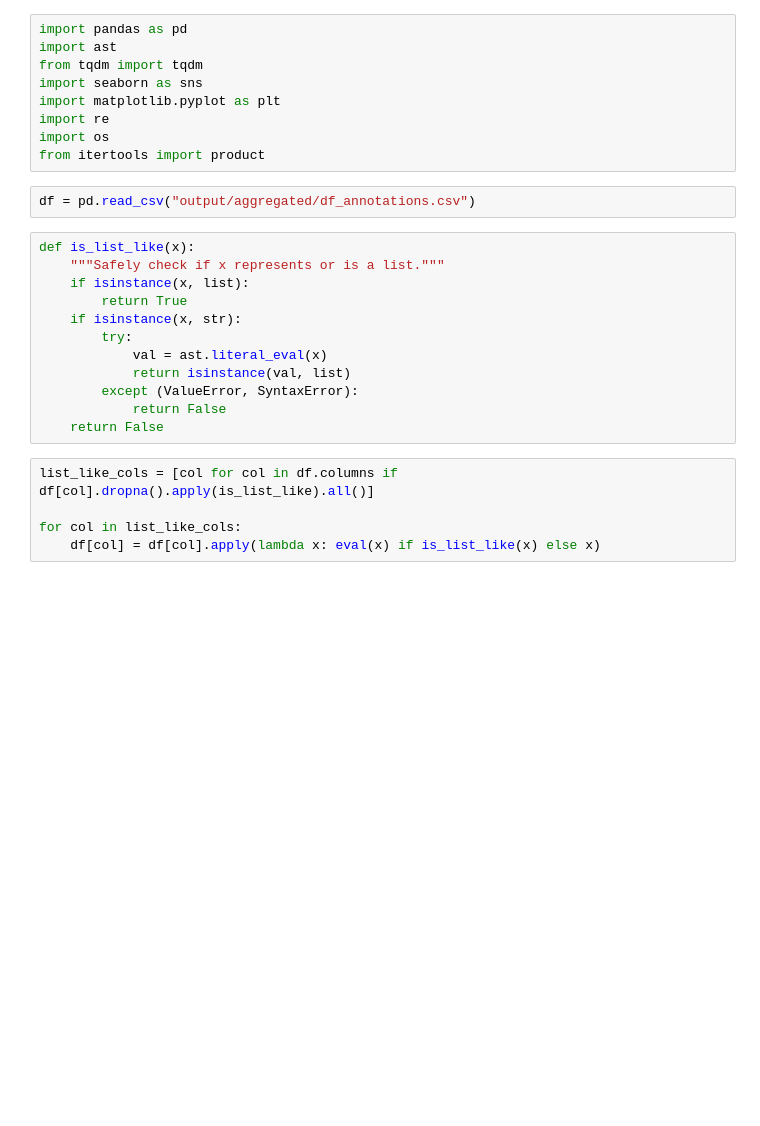
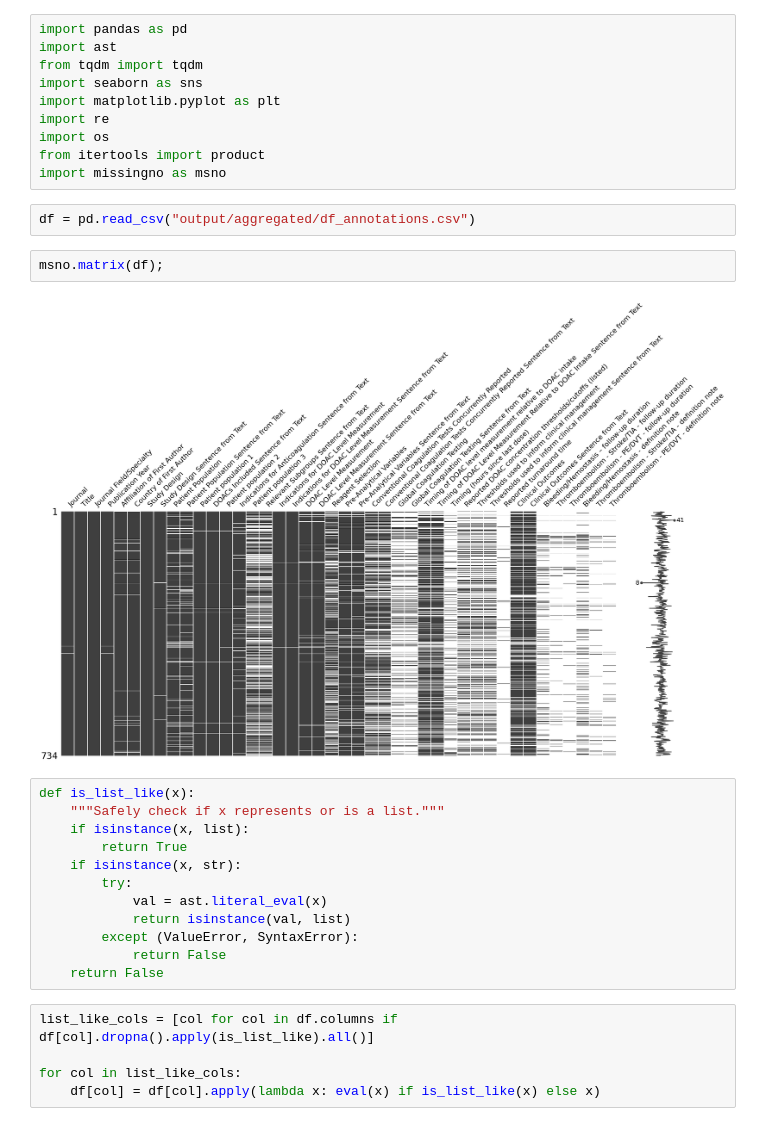
Before and after one commit to pouriamrt/mistral-ocr-pipeline, a Jupyter notebook: test.ipynb, the cells around one changed output. Drawn from its saved outputs; the diff is of its cells as text; blank space fills up the shorter version.

Commit message:
added missingno to the notebook

```diff
--- a/test.ipynb
+++ b/test.ipynb
@@ -7,8 +7,13 @@ import matplotlib.pyplot as plt
 import re
 import os
 from itertools import product
+import missingno as msno
 # %%
 df = pd.read_csv("output/aggregated/df_annotations.csv")
+# %%
+msno.matrix(df);
+# %% [output]
+[figure, added]
 # %%
 def is_list_like(x):
     """Safely check if x represents or is a list."""
```
